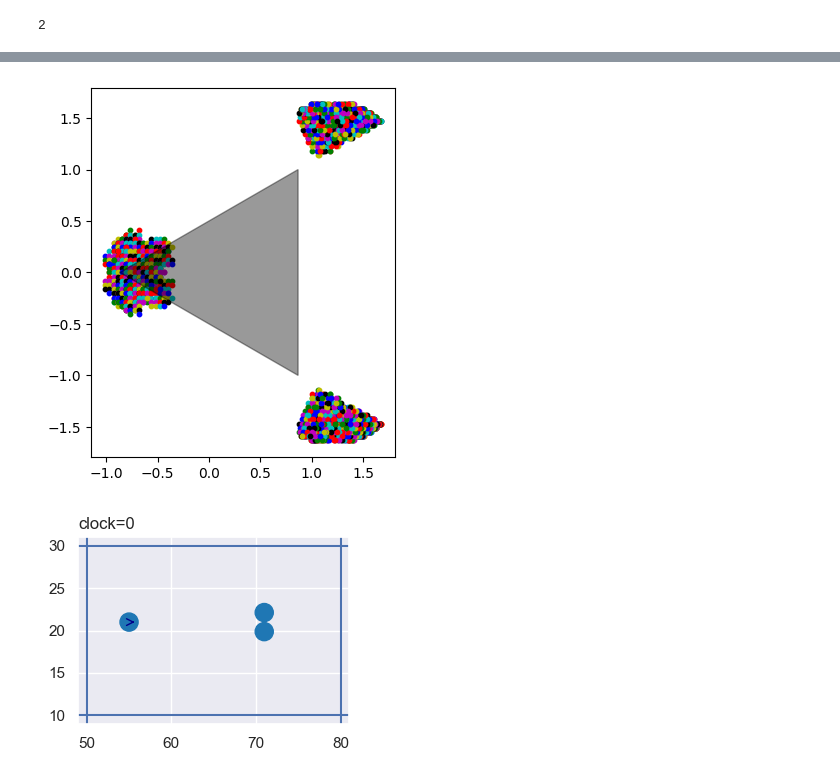
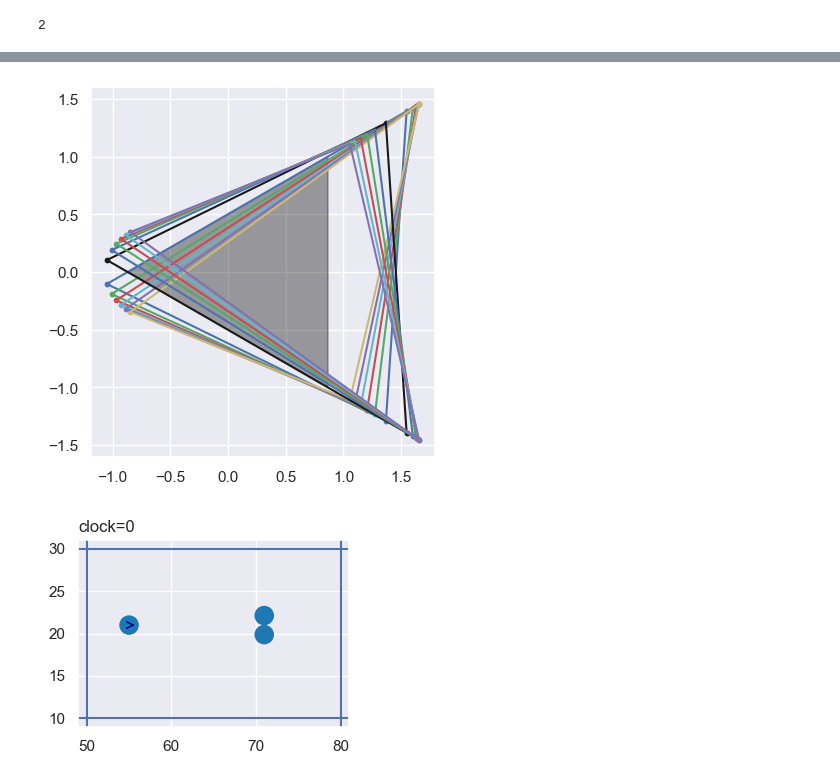
Before and after one commit to CarlKCarlK/perfect-physics, a Jupyter notebook: part_5_pydata.ipynb, the cells around one changed output, grey strips where cells are left out. Cells and saved outputs as stored; diff of their text form; code cells hidden in the pictures.

```diff
--- a/part_5_pydata.ipynb
+++ b/part_5_pydata.ipynb
@@ -372,7 +372,7 @@ a=-sqrt(105)/6 - 1/2, b=-1/2 + sqrt(105)/30, c=-1/2 + sqrt(105)/30
 a=-2.207825127659933, b=-0.15843497446801338, c=-0.15843497446801338
 - \frac{\sqrt{105}}{6} - \frac{1}{2}
 # %%
-from sympy import symbols, Eq, nonlinsolve
+from sympy import symbols, Eq, nonlinsolve, sin, cos, pi
 a_vx, a_vy, a_m, ahat_vx, ahat_vy =  symbols("a_vx, a_vy, a_m, ahat_vx, ahat_vy")
 b_vx, b_vy, b_m, bhat_vx, bhat_vy =  symbols("b_vx, b_vy, b_m, bhat_vx, bhat_vy")
 c_vx, c_vy, c_m, chat_vx, chat_vy =  symbols("c_vx, c_vy, c_m, chat_vx, chat_vy")
@@ -384,13 +384,19 @@ eq1 = Eq(energy_before*2, energy_after*2)
 # conservation of momentum
 eq2 = Eq(a_m * a_vx + b_m * b_vx + c_m * c_vx, a_m * ahat_vx + b_m * bhat_vx + c_m * chat_vx)
 eq3 = Eq(a_m * a_vy + b_m * b_vy + c_m * c_vy, a_m * ahat_vy + b_m * bhat_vy + c_m * chat_vy)
+
+# always 30 degrees up or down
+eq4 = Eq(bhat_vx / cos(pi/6), bhat_vy / sin(pi/6))
+eq5 = Eq(chat_vx / cos(-pi/6), chat_vy / sin(-pi/6))
 # %%
 from sympy import S
 details = {a_m:1, b_m:1, c_m:1, a_vx:1, b_vx:0, c_vx: 0, a_vy:0, b_vy:0, c_vy:0}
-# details = {a_m:1, b_m:1, c_m:1, a_vx:S(2)/3, b_vx:-S(1)/3, c_vx: -S(1)/3, a_vy:0, b_vy:0, c_vy:0}
+# nope details = {a_m:1, b_m:1, c_m:1, a_vx:S(2)/3, b_vx:-S(1)/3, c_vx: -S(1)/3, a_vy:0, b_vy:0, c_vy:0}
 eq1 = eq1.subs(details)
 eq2 = eq2.subs(details)
 eq3 = eq3.subs(details)
+eq4 = eq4.subs(details)
+eq5 = eq5.subs(details)
 eq1
 # %% [output]
 $\displaystyle 1 = \hat{a}_{vx}^{2} + \hat{a}_{vy}^{2} + \hat{b}_{vx}^{2} + \hat{b}_{vy}^{2} + \hat{c}_{vx}^{2} + \hat{c}_{vy}^{2}$
@@ -403,7 +409,7 @@ eq3
 # %% [output]
 $\displaystyle 0 = \hat{a}_{vy} + \hat{b}_{vy} + \hat{c}_{vy}$
 # %%
-minipool = nonlinsolve([eq1, eq2, eq3], [ahat_vy, bhat_vx, chat_vx])
+minipool = nonlinsolve([eq1, eq2, eq3, eq4, eq5], [ahat_vy, bhat_vx, bhat_vy, chat_vx, chat_vy])
 len(minipool)
 # %% [output]
 2
@@ -436,19 +442,22 @@ print("max_speed", max_speed)
 
 lin = np.linspace(-max_speed, max_speed, inc)+0.j
 for mini in minipool:
-    ax, by, cy = np.meshgrid(lin, lin, lin, indexing='ij')
-    ax = ax.flatten()
-    by = by.flatten()
-    cy = cy.flatten()
+    ax = lin
+    # ax, by, cy = np.meshgrid(lin, lin, lin, indexing='ij')
+    # ax = ax.flatten()
+    # by = by.flatten()
+    # cy = cy.flatten()
     # ax, by = np.meshgrid(lin, lin, indexing='ij')
     # ax = ax.flatten()
     # by = by.flatten()
     # cy = -by
 
-    a_fun, b_fun, c_fun = list(mini)
-    ay = sp.lambdify((ahat_vx, bhat_vy, chat_vy), a_fun, 'numpy', cse=True)(ax, by, cy)
-    bx = sp.lambdify((ahat_vx, bhat_vy, chat_vy), b_fun, 'numpy', cse=True)(ax, by, cy)
-    cx = sp.lambdify((ahat_vx, bhat_vy, chat_vy), c_fun, 'numpy', cse=True)(ax, by, cy)
+    ay_fun, bx_fun, by_fun, cx_fun, cy_fun = list(mini)
+    ay = sp.lambdify((ahat_vx), ay_fun, 'numpy', cse=True)(ax)
+    bx = sp.lambdify((ahat_vx), bx_fun, 'numpy', cse=True)(ax)
+    by = sp.lambdify((ahat_vx), by_fun, 'numpy', cse=True)(ax)
+    cx = sp.lambdify((ahat_vx), cx_fun, 'numpy', cse=True)(ax)
+    cy = sp.lambdify((ahat_vx), cy_fun, 'numpy', cse=True)(ax)
 
     abc = np.stack([ax, ay, bx, by, cx, cy], axis=1)
     print("all", abc.shape)
@@ -476,18 +485,18 @@ for mini in minipool:
     abc = abc[b_to_c]
     print("b to c", abc.shape)
 
-    # delta v
-    delta_v = abc - np.array([float(details[a_vx]), float(details[a_vy]), float(details[b_vx]), float(details[b_vy]), float(details[c_vx]), float(details[c_vy])])
+    # # delta v
+    # delta_v = abc - np.array([float(details[a_vx]), float(details[a_vy]), float(details[b_vx]), float(details[b_vy]), float(details[c_vx]), float(details[c_vy])])
 
 
-    a_tan = np.arctan2(delta_v[:,1], delta_v[:,0]) * 180 / np.pi % 360
-    a_dir = (180-30 <= a_tan) & (a_tan <= 180+30)
-    b_tan = np.arctan2(delta_v[:,3], delta_v[:,2]) * 180 / np.pi % 360
-    b_dir = (30 <= b_tan) & (b_tan < 90)
-    c_tan = np.arctan2(delta_v[:,5], delta_v[:,4]) * 180 / np.pi % 360
-    c_dir = (270 <= c_tan) & (c_tan < 360-30)
-    abc = abc[a_dir & b_dir & c_dir]
-    print("tan", abc.shape)
+    # a_tan = np.arctan2(delta_v[:,1], delta_v[:,0]) * 180 / np.pi % 360
+    # a_dir = (180-30 <= a_tan) & (a_tan <= 180+30)
+    # b_tan = np.arctan2(delta_v[:,3], delta_v[:,2]) * 180 / np.pi % 360
+    # b_dir = (30 <= b_tan) & (b_tan < 90)
+    # c_tan = np.arctan2(delta_v[:,5], delta_v[:,4]) * 180 / np.pi % 360
+    # c_dir = (270 <= c_tan) & (c_tan < 360-30)
+    # abc = abc[a_dir & b_dir & c_dir]
+    # print("tan", abc.shape)
 
     for ax, ay, bx, by, cx, cy in abc:
         # print(f"ax={ax:.4f}, ay={ay:.4f}, a_tan={a_tan:.2f}, bx={bx:.4f}, by={by:.4f}, b_tan={b_tan:.2f}, cx={cx:.4f}, cy={cy:.4f}, c_tan={c_tan:.2f}, color={color_list[color_index]}")
@@ -501,7 +510,7 @@ for mini in minipool:
             continue
         best = score
 
-        if False:
+        if True:
             plt.plot([ax1, bx1], [ay1, by1], c= color_list[color_index])
             plt.plot([ax1, cx1], [ay1, cy1], c= color_list[color_index])
             plt.plot([bx1, cx1], [by1, cy1], c= color_list[color_index])
@@ -532,4 +539,4 @@ tan (375, 6)
-[figure, old version]
+[figure, new version]
 # %%
 import logging
 from perfect_physics import Wall, World
```
Also changed, not shown: parts of 1 cell of this notebook.
